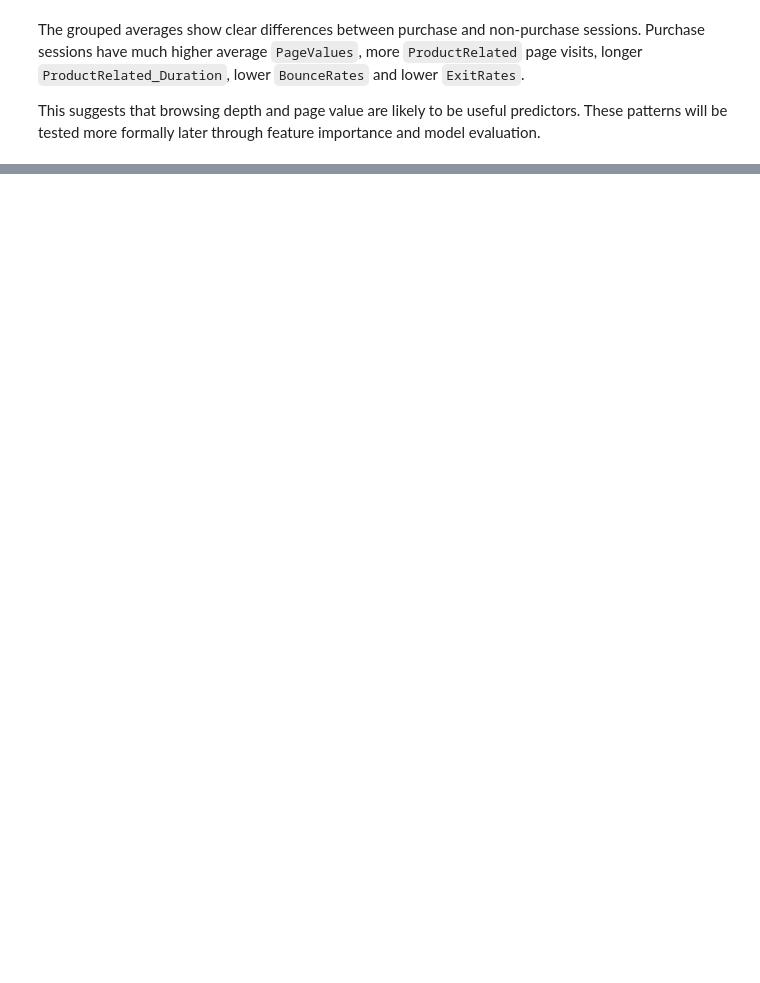
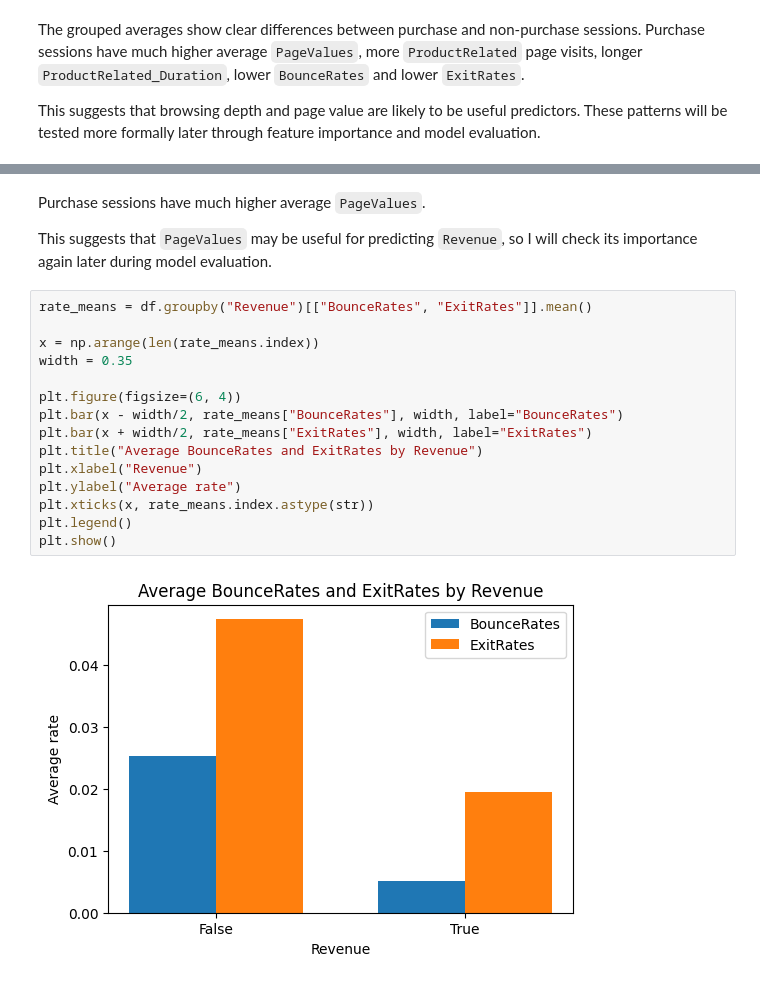
Before and after one commit to tehillabroder/online-purchase-conversion-audit, a Jupyter notebook: notebooks/aml_online_shoppers.ipynb, the cells around one changed output, grey strips where cells are left out. Cells and saved outputs as stored; diff of their text form; blank space fills up the shorter version.

```diff
--- a/notebooks/aml_online_shoppers.ipynb
+++ b/notebooks/aml_online_shoppers.ipynb
@@ -80,0 +173,21 @@ This suggests that browsing depth and page value are likely to be useful predict
+# %% [markdown]
+Purchase sessions have much higher average `PageValues`.
+
+This suggests that `PageValues` may be useful for predicting `Revenue`, so I will check its importance again later during model evaluation.
+# %%
+rate_means = df.groupby("Revenue")[["BounceRates", "ExitRates"]].mean()
+
+x = np.arange(len(rate_means.index))
+width = 0.35
+
+plt.figure(figsize=(6, 4))
+plt.bar(x - width/2, rate_means["BounceRates"], width, label="BounceRates")
+plt.bar(x + width/2, rate_means["ExitRates"], width, label="ExitRates")
+plt.title("Average BounceRates and ExitRates by Revenue")
+plt.xlabel("Revenue")
+plt.ylabel("Average rate")
+plt.xticks(x, rate_means.index.astype(str))
+plt.legend()
+plt.show()
+# %% [output]
+[figure, added]
```
Also changed, not shown: parts of 21 cells of this notebook.
